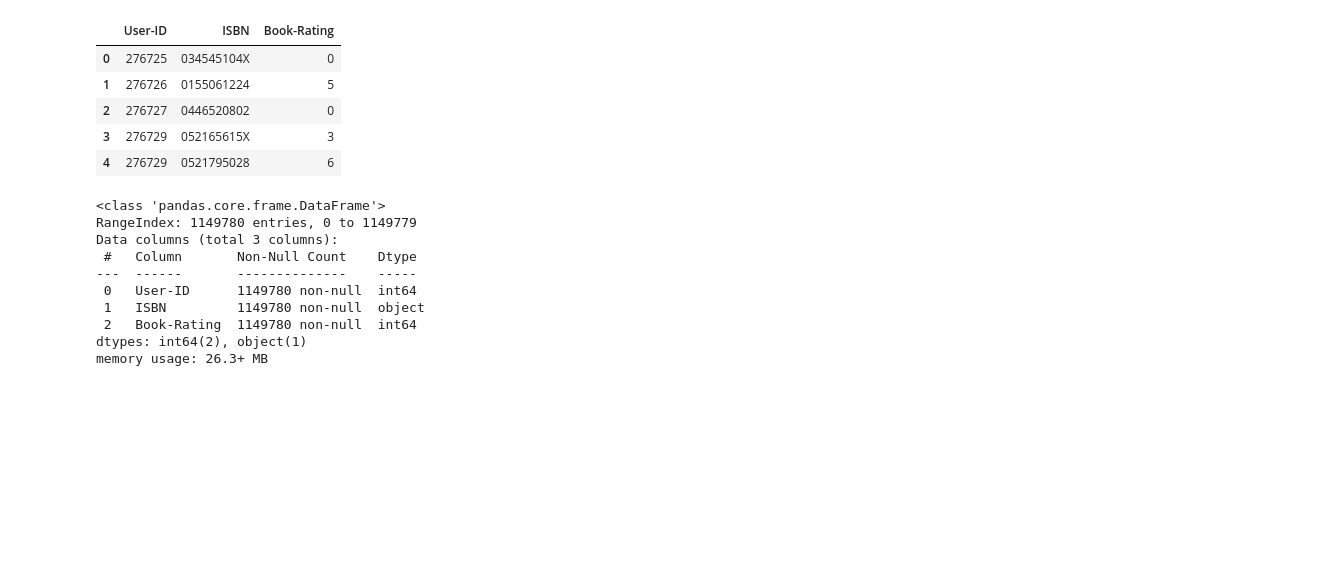
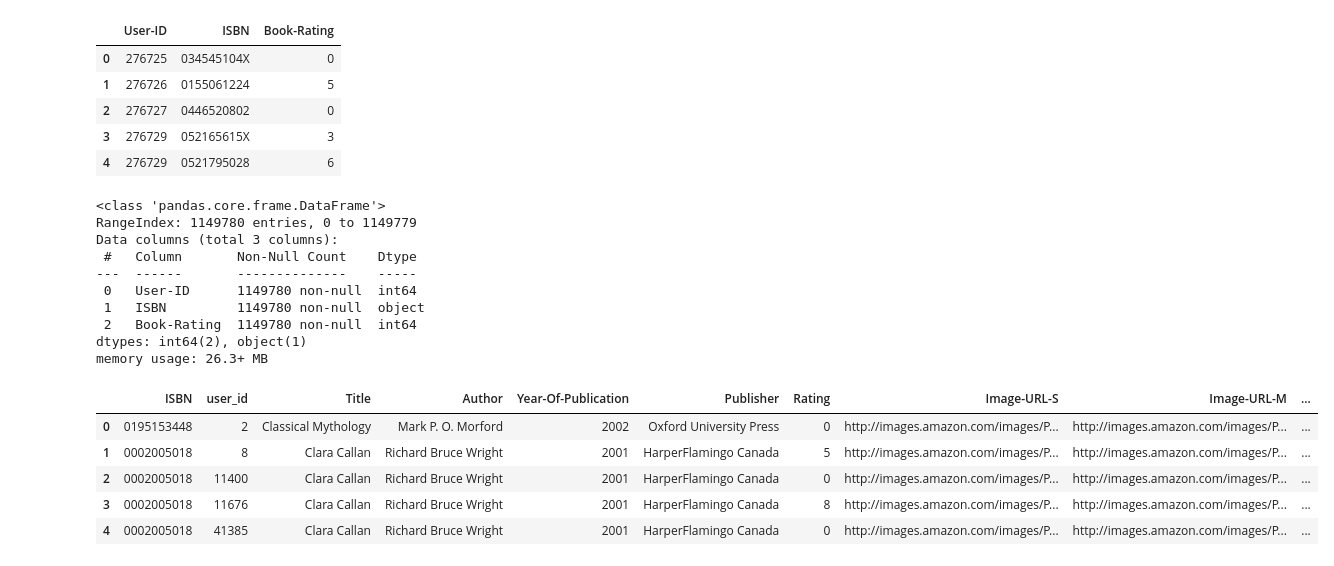
Before and after one commit to kapeeshvarma/Book-Recommendation-System, a Jupyter notebook: Book_Recommendation_System_Capstone_Project.ipynb, the cells around one changed output. Cells and saved outputs as stored; diff of their text form; code cells hidden in the pictures; blank space fills up the shorter version.

```diff
--- a/Book_Recommendation_System_Capstone_Project.ipynb
+++ b/Book_Recommendation_System_Capstone_Project.ipynb
@@ -98,3 +101,21 @@ Data columns (total 3 columns):
  2   Book-Rating  1149780 non-null  int64
 dtypes: int64(2), object(1)
 memory usage: 26.3+ MB
+# %%
+# Merge Books and Ratings dataframes
+data = pd.merge(books,ratings,on='ISBN')
+# %%
+# Reindex and rename the columns of the DataFrame
+data = data.reindex(columns=["ISBN", "User-ID", "Book-Title", "Book-Author", "Year-Of-Publication", "Publisher", "Book-Rating", "Image-URL-S", "Image-URL-M", "Image-URL-L"])
+data.rename(columns={"User-ID" : "user_id", 'Book-Title' : 'Title', 'Book-Author' : 'Author', "Book-Rating" : "Rating"}, inplace=True)
+# %%
+# Print the head of the new dataframe
+data = data.iloc[:100000,:]
+data.head()
+# %% [output]
+|  | ISBN | user_id | Title | Author | Year-Of-Publication | Publisher | Rating | Image-URL-S | Image-URL-M | ... |
+| 0 | 0195153448 | 2 | Classical Mythology | Mark P. O. Morford | 2002 | Oxford University Press | 0 | http://images.amazon.com/images/P... | http://images.amazon.com/images/P... | ... |
+| 1 | 0002005018 | 8 | Clara Callan | Richard Bruce Wright | 2001 | HarperFlamingo Canada | 5 | http://images.amazon.com/images/P... | http://images.amazon.com/images/P... | ... |
+| 2 | 0002005018 | 11400 | Clara Callan | Richard Bruce Wright | 2001 | HarperFlamingo Canada | 0 | http://images.amazon.com/images/P... | http://images.amazon.com/images/P... | ... |
+| 3 | 0002005018 | 11676 | Clara Callan | Richard Bruce Wright | 2001 | HarperFlamingo Canada | 8 | http://images.amazon.com/images/P... | http://images.amazon.com/images/P... | ... |
+| 4 | 0002005018 | 41385 | Clara Callan | Richard Bruce Wright | 2001 | HarperFlamingo Canada | 0 | http://images.amazon.com/images/P... | http://images.amazon.com/images/P... | ... |
```
Also changed, not shown: parts of 6 cells of this notebook.
